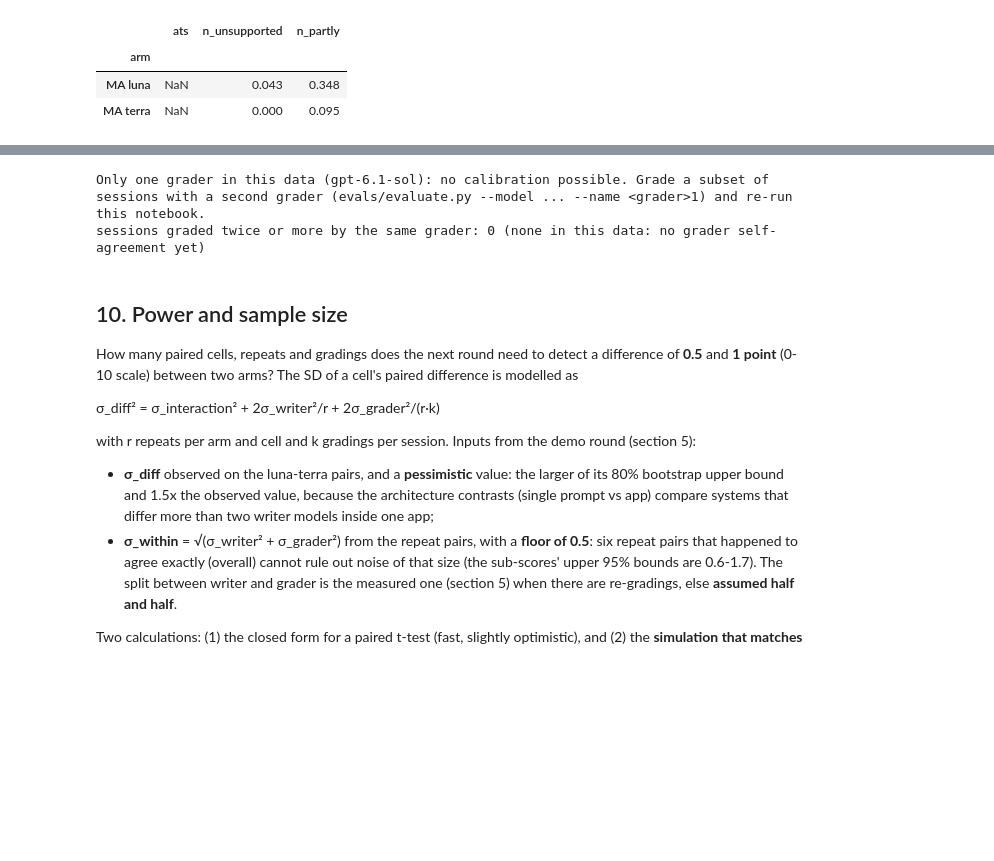
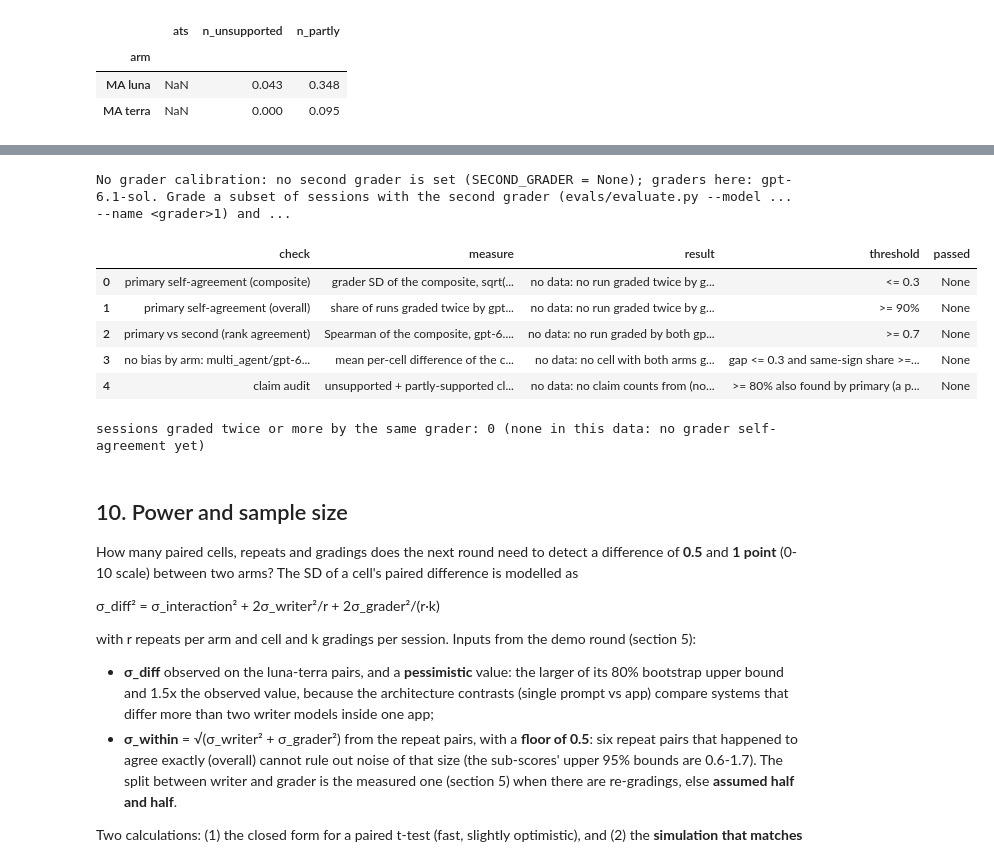
Before and after one commit to mjordanic/CV_editor, a Jupyter notebook: evals/analysis/analysis.ipynb, the cells around one changed output, grey strips where cells are left out. Drawn from its saved outputs; the diff is of its cells as text; code cells hidden in the pictures; blank space fills up the shorter version.

```diff
--- a/evals/analysis/analysis.ipynb
+++ b/evals/analysis/analysis.ipynb
@@ -59,9 +59,12 @@ TAB.mkdir(parents=True, exist_ok=True)
 
 MA_LUNA, MA_TERRA = "multi_agent/gpt-6-luna", "multi_agent/gpt-6.1-terra"
 SP_LUNA, SP_TERRA, SP_SOL = "single_prompt/gpt-6-luna", "single_prompt/gpt-6.1-terra", "single_prompt/gpt-6.1-sol"
-ARM_ORDER = [MA_LUNA, MA_TERRA, SP_LUNA, SP_TERRA, SP_SOL]
-ARM_LABEL = {MA_LUNA: "MA luna", MA_TERRA: "MA terra", SP_LUNA: "SP luna", SP_TERRA: "SP terra", SP_SOL: "SP sol"}
-ARM_COLOR = {MA_LUNA: "#1f77b4", MA_TERRA: "#ff7f0e", SP_LUNA: "#9ecae1", SP_TERRA: "#fdae6b", SP_SOL: "#2ca02c"}
+SP_ASTRA = "single_prompt/gpt-6-astra"
+ARM_ORDER = [MA_LUNA, MA_TERRA, SP_LUNA, SP_TERRA, SP_SOL, SP_ASTRA]
+ARM_LABEL = {MA_LUNA: "MA luna", MA_TERRA: "MA terra", SP_LUNA: "SP luna", SP_TERRA: "SP terra", SP_SOL: "SP sol",
+             SP_ASTRA: "SP astra"}
+ARM_COLOR = {MA_LUNA: "#1f77b4", MA_TERRA: "#ff7f0e", SP_LUNA: "#9ecae1", SP_TERRA: "#fdae6b", SP_SOL: "#2ca02c",
+             SP_ASTRA: "#9467bd"}
 
 CONTRASTS = [  # (A, B, question, primary?)
     (MA_LUNA, SP_LUNA, "architecture, writer fixed at luna: does the app beat one luna call?", True),
@@ -71,6 +74,7 @@ CONTRASTS = [  # (A, B, question, primary?)
     (MA_TERRA, SP_SOL, "one strong call vs the app on its better writer", False),
     (SP_LUNA, SP_TERRA, "model scaling in a single call (luna to terra)", False),
     (SP_TERRA, SP_SOL, "model scaling in a single call (terra to sol)", False),
+    (MA_LUNA, SP_ASTRA, "can one top-model call replace the cheap app?", False),
 ]
 
 # Outcome measures in the agreed priority order. Scores are 0-10 from the grader; counts per session.
@@ -86,6 +90,9 @@ PRIMARY_METRICS = ["invented_content_score", "fit", "visual_layout", "overall_sc
 # The pre-registered primary grader (plan section 4), by name, never chosen from the data. The demo round
 # 2026-11-10 was graded by gpt-6.1-sol only.
 PRIMARY_GRADER = "gpt-6.1-sol" if LABEL == "2026-11-10" else "claude-sonnet-5-5"
+# The calibration partner (plan section 6): grades a subset of sessions so that section 9 can check the primary
+# grader against it. Configurable; None skips the comparison (the demo round has no second grader).
+SECOND_GRADER = None if LABEL == "2026-11-10" else "claude-opus-5-5"
 SEED = 20261111
 
 
@@ -738,10 +753,12 @@ between graders.
 # %%
-if len(graders) < 2:
-    print(f"Only one grader in this data ({', '.join(graders.index) or 'none'}): no calibration possible. "
-          "Grade a subset of sessions with a second grader (evals/evaluate.py --model ... --name <grader>1) "
-          "and re-run this notebook.")
+missing = [g for g in (GRADER, SECOND_GRADER) if g is not None and g not in graders.index]
+if SECOND_GRADER is None or missing:
+    why = "no second grader is set (SECOND_GRADER = None)" if SECOND_GRADER is None else \
+        f"no gradings by {', '.join(missing)} in this data"
+    print(f"No grader calibration: {why}; graders here: {', '.join(graders.index) or 'none'}. Grade a subset "
+          "of sessions with the second grader (evals/evaluate.py --model ... --name <grader>1) and re-run.")
 else:
-    ga, gb = graders.index[0], graders.index[1]
+    ga, gb = GRADER, SECOND_GRADER
     cal = []
     for m in SCORE_METRICS:
         gp = load.grader_pairs(rows, m, ga, gb)
@@ -754,35 +771,46 @@ else:
     j = np.random.default_rng(SEED).uniform(-0.15, 0.15, (len(gp), 2))
     axes[0].scatter(gp["a"] + j[:, 0], gp["b"] + j[:, 1], s=14, alpha=0.6)
     axes[0].plot([0, 10], [0, 10], color="gray")
     axes[0].set_xlabel(ga)
     axes[0].set_ylabel(gb)
     axes[0].set_title("overall: grader vs grader")
     mean_, diff_ = (gp["a"] + gp["b"]) / 2, gp["b"] - gp["a"]
     axes[1].scatter(mean_ + j[:, 0], diff_ + j[:, 1], s=14, alpha=0.6)
     for yv in (diff_.mean(), diff_.mean() + 1.96 * diff_.std(), diff_.mean() - 1.96 * diff_.std()):
         axes[1].axhline(yv, color="gray", ls="--")
     axes[1].set_xlabel("mean of the two grades")
     axes[1].set_ylabel(f"{gb} - {ga}")
     axes[1].set_title("Bland-Altman (overall)")
     fig.tight_layout()
     save(fig, "10_grader_calibration")
     same = []
     for a, b, question, primary in CONTRASTS:
         if a in arms and b in arms:
             for m in PRIMARY_METRICS:
                 da = [x["diff"] for x in load.pair_arms(rows, a, b, m, ga)["pairs"]]
                 db = [x["diff"] for x in load.pair_arms(rows, a, b, m, gb)["pairs"]]
                 if da and db:
                     same.append({"contrast": f"{label(b)} - {label(a)}", "metric": m, f"diff_{ga}": np.mean(da),
                                  f"diff_{gb}": np.mean(db), "same_sign": np.sign(np.mean(da)) == np.sign(np.mean(db))})
     display(pd.DataFrame(same))
 
+if GRADER in graders.index:  # the plan's section-6 checks (rows without data say so)
+    checks = pd.DataFrame(calibration.section6_checks(rows, GRADER, SECOND_GRADER, CONTRASTS))
+    checks.to_csv(TAB / "section6_checks.csv", index=False)
+    display(checks)
+
 regraded = load.regrade_groups(rows, "overall_score")
 print(f"sessions graded twice or more by the same grader: {len(regraded)}"
       + ("" if regraded else " (none in this data: no grader self-agreement yet)"))
 # %% [output]
-Only one grader in this data (gpt-6.1-sol): no calibration possible. Grade a subset of sessions with a second grader (evals/evaluate.py --model ... --name <grader>1) and re-run this notebook.
-sessions graded twice or more by the same grader: 0 (none in this data: no grader self-agreement yet)
+No grader calibration: no second grader is set (SECOND_GRADER = None); graders here: gpt-6.1-sol. Grade a subset of sessions with the second grader (evals/evaluate.py --model ... --name <grader>1) and ...
+|  | check | measure | result | threshold | passed |
+| 0 | primary self-agreement (composite) | grader SD of the composite, sqrt(... | no data: no run graded twice by g... | <= 0.3 | None |
+| 1 | primary self-agreement (overall) | share of runs graded twice by gpt... | no data: no run graded twice by g... | >= 90% | None |
+| 2 | primary vs second (rank agreement) | Spearman of the composite, gpt-6.... | no data: no run graded by both gp... | >= 0.7 | None |
+| 3 | no bias by arm: multi_agent/gpt-6... | mean per-cell difference of the c... | no data: no cell with both arms g... | gap <= 0.3 and same-sign share >=... | None |
+| 4 | claim audit | unsupported + partly-supported cl... | no data: no claim counts from (no... | >= 80% also found by primary (a p... | None |
+sessions graded twice or more by the same grader: 0 (none in this data: no grader self-agreement yet)
 # %% [markdown]
 ## 10. Power and sample size
 
```
Also changed, not shown: parts of 3 cells of this notebook, 10 other files.
